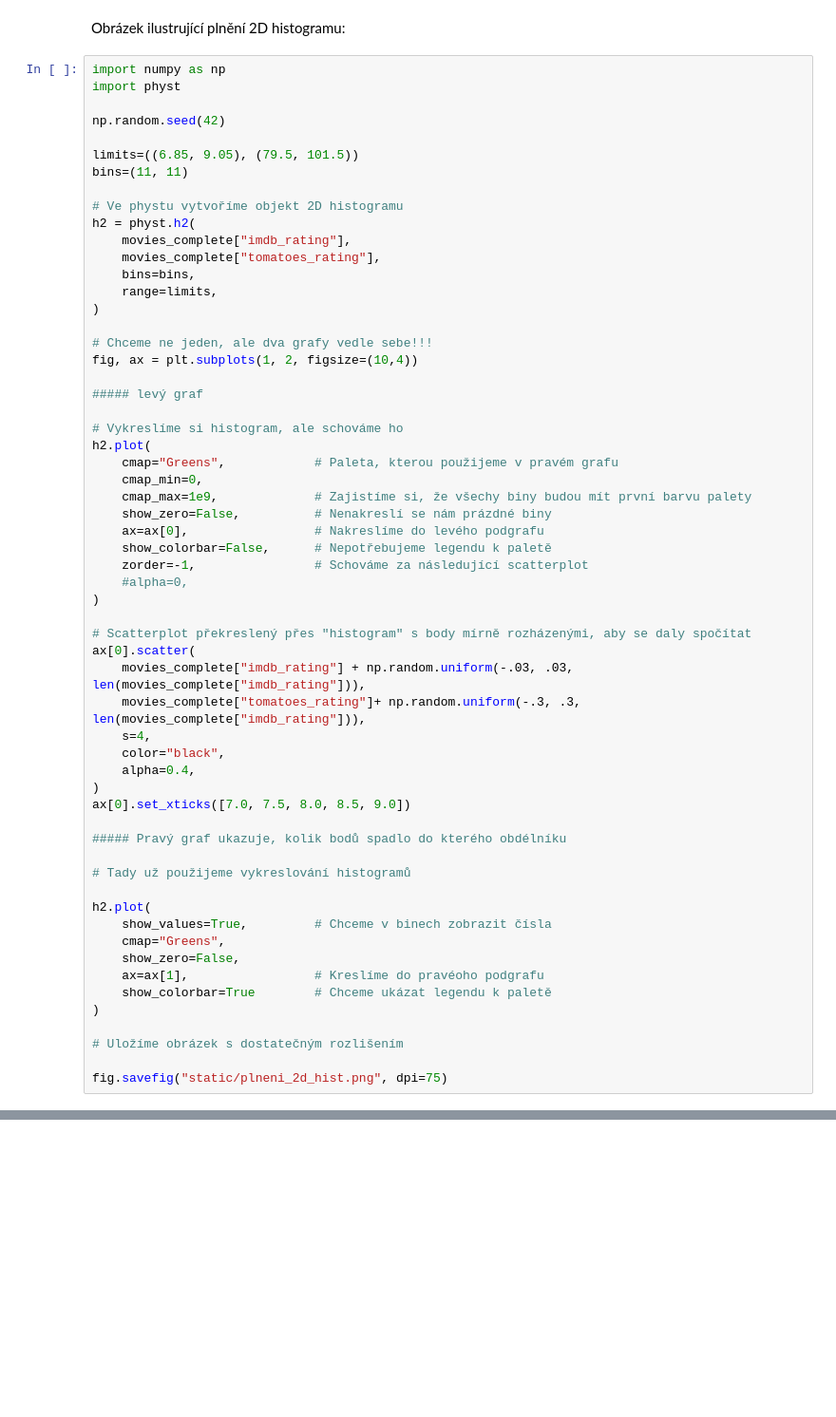
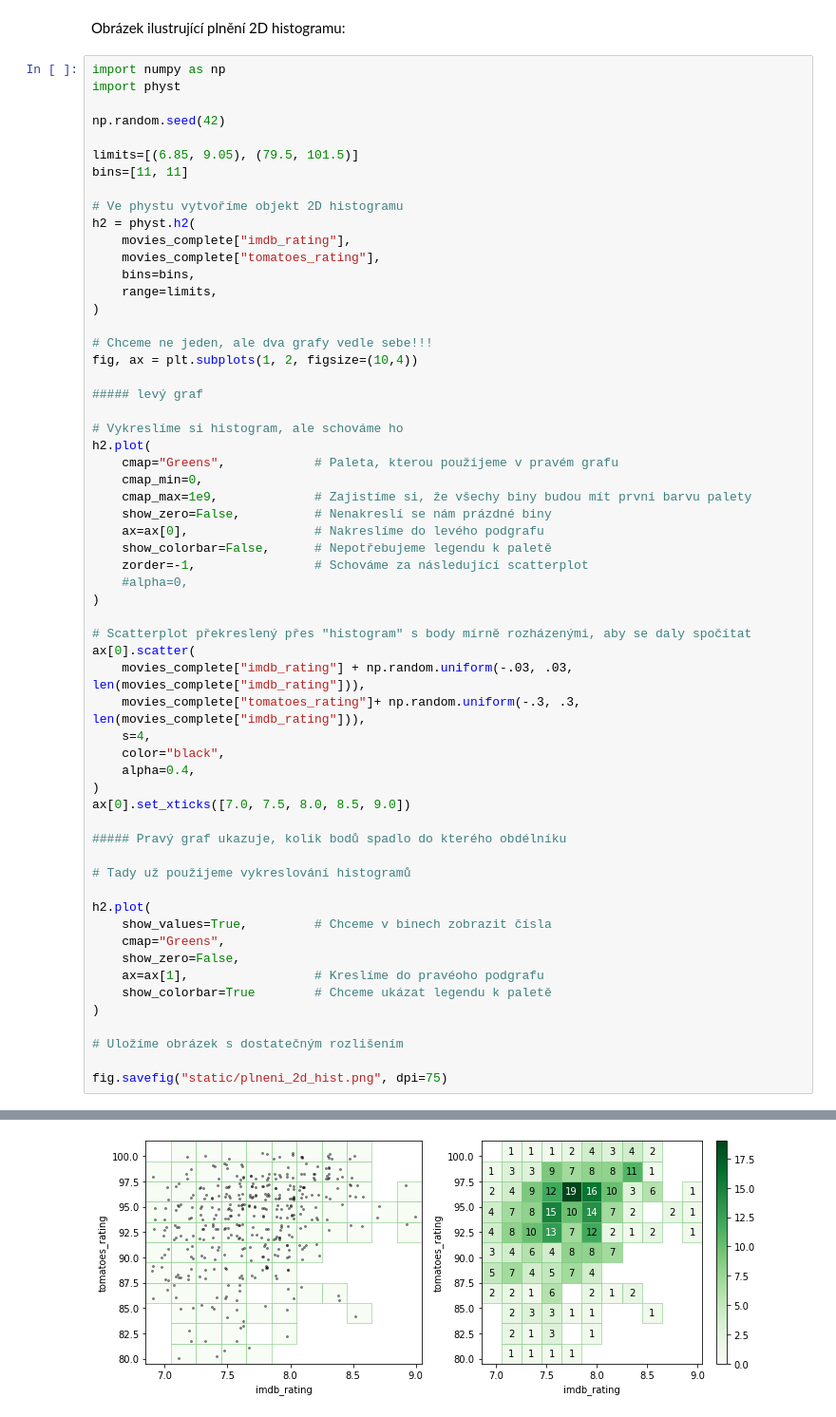
Before and after one commit to PyDataCZ/pyladies-kurz, a Jupyter notebook: lessons/pydata/pandas_correlations/index.ipynb, the cells around one changed output, grey strips where cells are left out. Shown at 95% size. Cells and saved outputs as stored; diff of their text form; blank space fills up the shorter version.

Commit message:
Fix the histogram

```diff
--- a/lessons/pydata/pandas_correlations/index.ipynb
+++ b/lessons/pydata/pandas_correlations/index.ipynb
@@ -1565,8 +1569,8 @@ import physt
 
 np.random.seed(42)
 
-limits=((6.85, 9.05), (79.5, 101.5))
-bins=(11, 11)
+limits=[(6.85, 9.05), (79.5, 101.5)]
+bins=[11, 11]
 
 # Ve phystu vytvoříme objekt 2D histogramu
 h2 = physt.h2(
@@ -1622,0 +1626 @@ ValueError: Bins must be in rising order.
+[figure, added]
```
Also changed, not shown: parts of 21 cells of this notebook, 1 other file.
